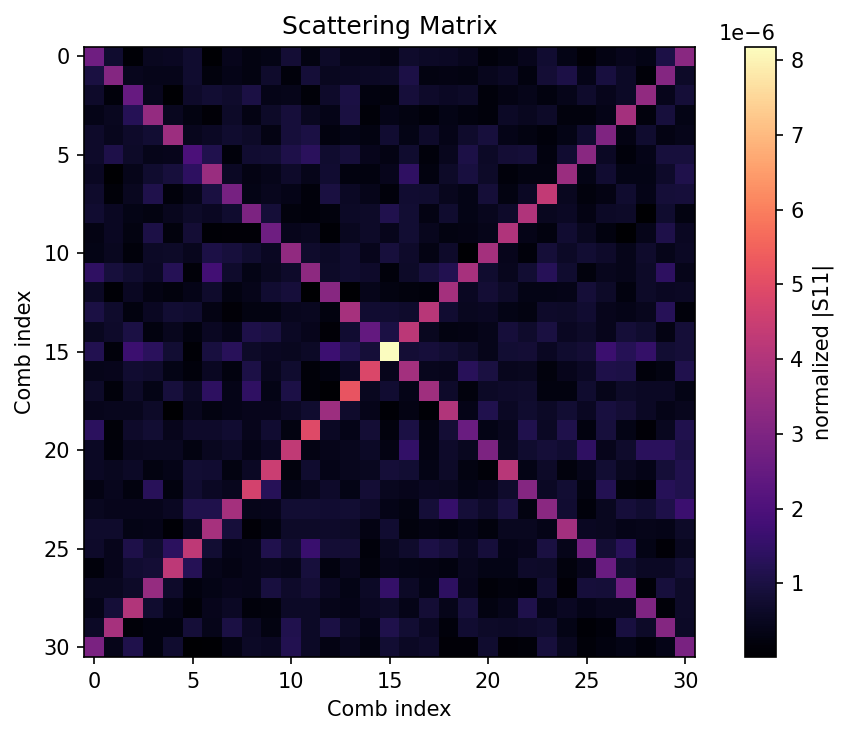
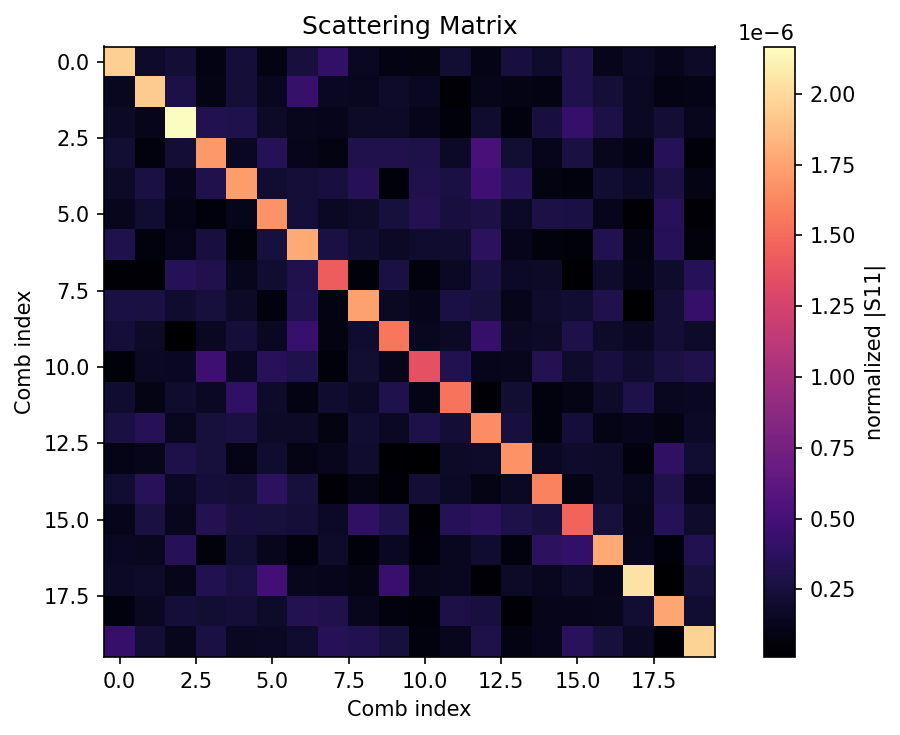
The change to this notebook cell's code, shown as a diff; its figure went from the first image to the second:
--- before
+++ after
@@ -17,7 +17,7 @@
 
 plt.tight_layout()
-fig.savefig(
-    fname= f'Figures/Scattering/LKIPA-Scat-modes={modes}-df={df}-dcb=05-pump_amp={p_amp}-pump_freq={fp}-signal_amp=003-run={run}', 
-    dpi=300,
-    )
+# fig.savefig(
+#     fname= f'Figures/Scattering/LKIPA-Scat-modes={modes}-df={df}-dcb=05-pump_amp={p_amp}-pump_freq={fp}-signal_amp=003-run={run}', 
+#     dpi=300,
+#     )
 plt.show()

Commit: Latest scripts 13th July